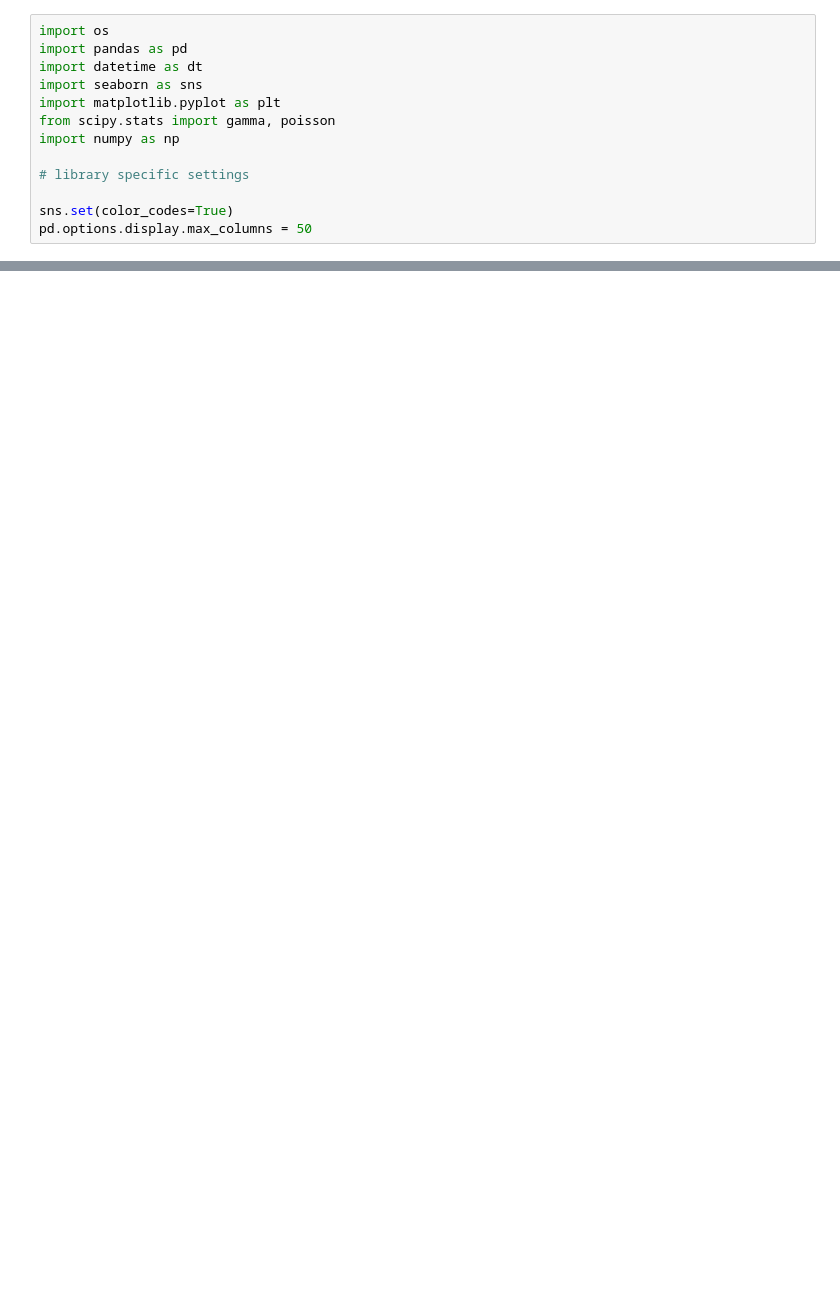
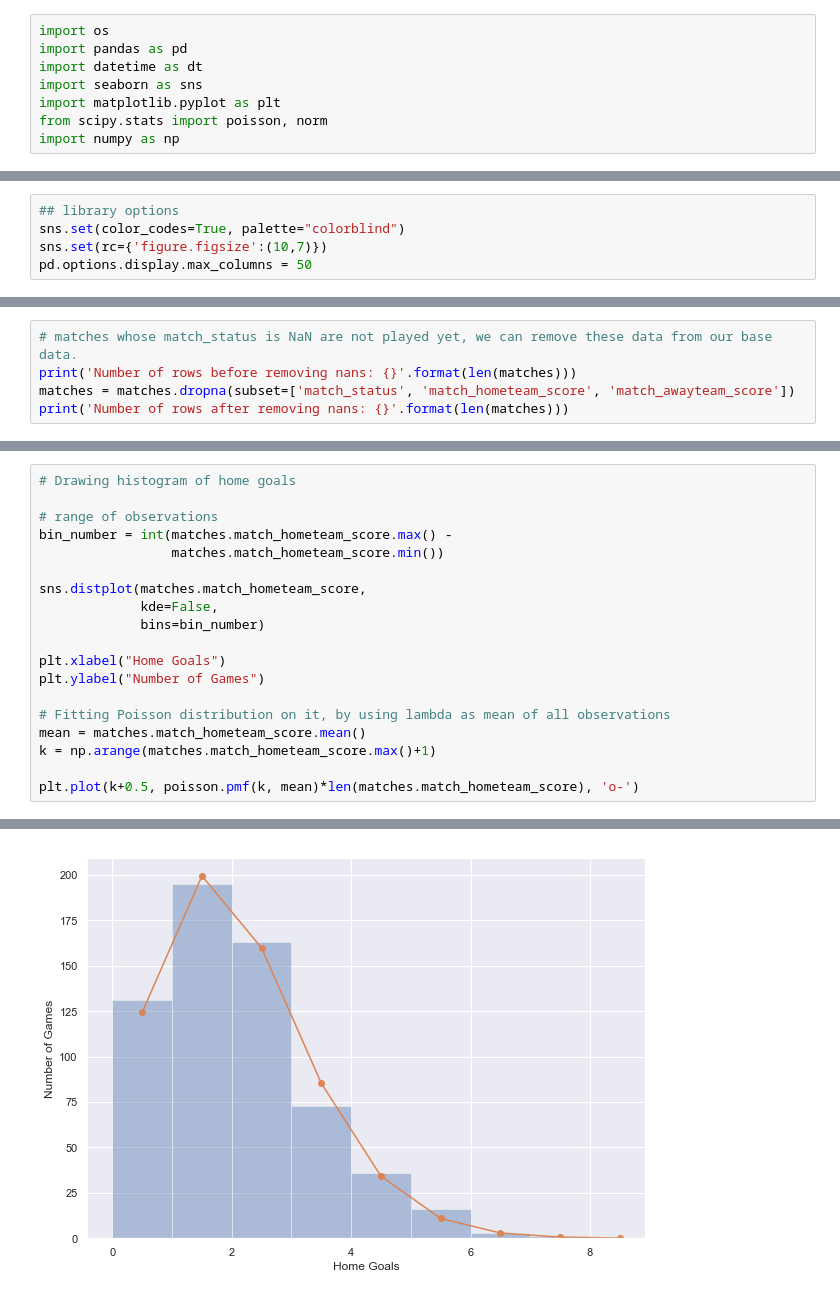
Before and after one commit to BU-IE-582/fall19-sarikayamerts, a Jupyter notebook: hw1/Assignment1.ipynb, the cells around one changed output, grey strips where cells are left out. Cells and saved outputs as stored; diff of their text form; blank space fills up the shorter version.

```diff
--- a/hw1/Assignment1.ipynb
+++ b/hw1/Assignment1.ipynb
@@ -4,10 +4,5 @@ import pandas as pd
 import datetime as dt
 import seaborn as sns
 import matplotlib.pyplot as plt
-from scipy.stats import gamma, poisson
+from scipy.stats import poisson, norm
 import numpy as np
-
-# library specific settings
-
-sns.set(color_codes=True)
-pd.options.display.max_columns = 50
@@ -23 +9,6 @@ os.chdir('hw1')
+# %%
+## library options
+sns.set(color_codes=True, palette="colorblind")
+sns.set(rc={'figure.figsize':(10,7)})
+pd.options.display.max_columns = 50
 # %%
@@ -28,0 +115,5 @@ stats = pd.read_csv("../data/stats.zip")
+# %%
+# matches whose match_status is NaN are not played yet, we can remove these data from our base data.
+print('Number of rows before removing nans: {}'.format(len(matches)))
+matches = matches.dropna(subset=['match_status', 'match_hometeam_score', 'match_awayteam_score'])
+print('Number of rows after removing nans: {}'.format(len(matches)))
@@ -28,0 +125,20 @@ stats = pd.read_csv("../data/stats.zip")
+# %%
+# Drawing histogram of home goals
+
+# range of observations
+bin_number = int(matches.match_hometeam_score.max() -
+                 matches.match_hometeam_score.min())
+
+sns.distplot(matches.match_hometeam_score,
+             kde=False,
+             bins=bin_number)
+
+plt.xlabel("Home Goals")
+plt.ylabel("Number of Games")
+
+# Fitting Poisson distribution on it, by using lambda as mean of all observations
+mean = matches.match_hometeam_score.mean()
+k = np.arange(matches.match_hometeam_score.max()+1)
+
+plt.plot(k+0.5, poisson.pmf(k, mean)*len(matches.match_hometeam_score), 'o-')
+# %% [output]
@@ -28,0 +146 @@ stats = pd.read_csv("../data/stats.zip")
+[figure, added]
```
Also changed, not shown: parts of 95 cells of this notebook, 1 other file.
